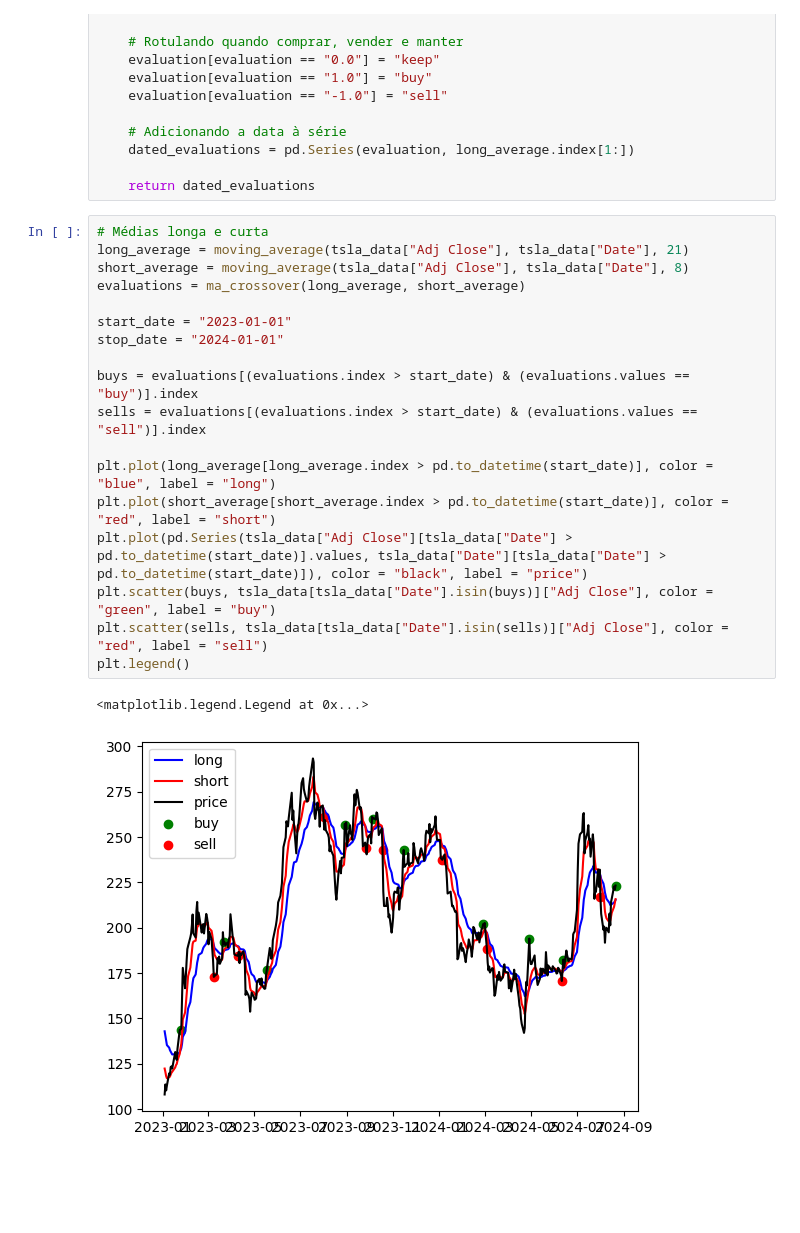
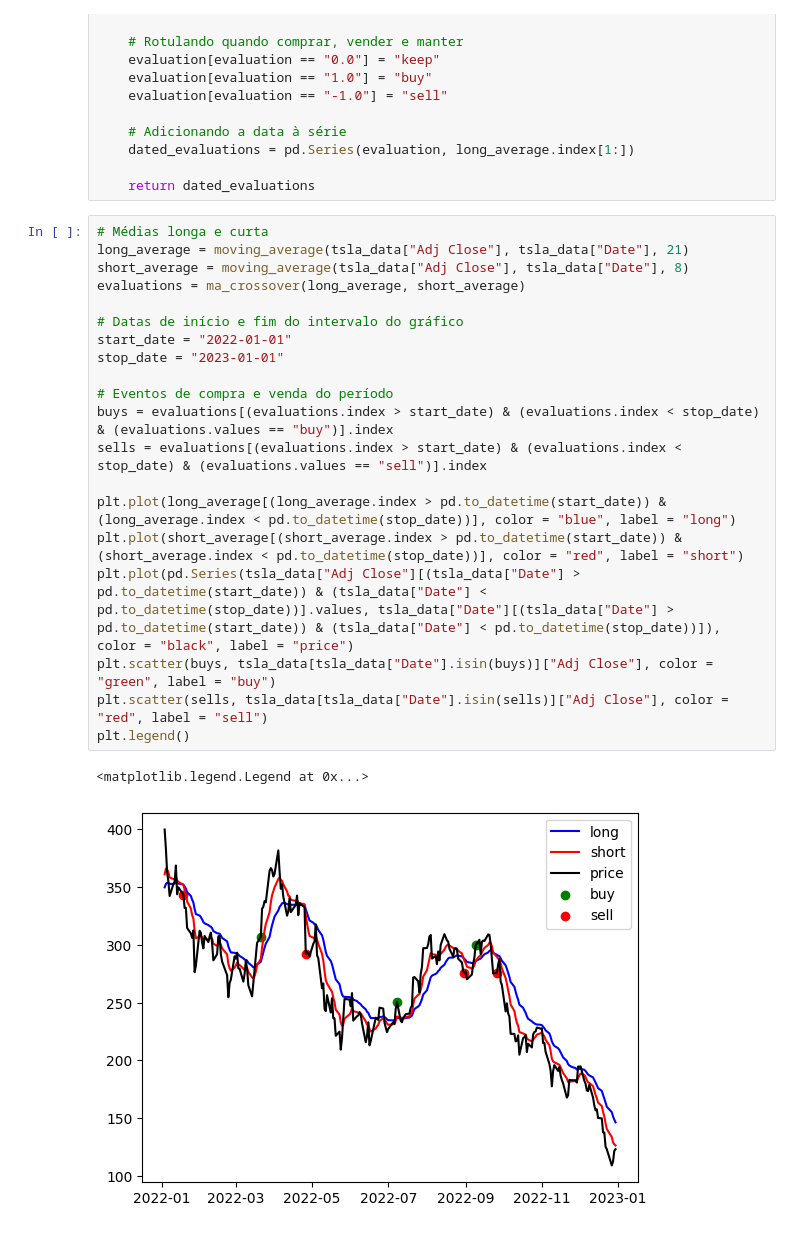
Before and after one commit to kauanmaf/field_project_cartesius, a Jupyter notebook: ma_crossover.ipynb, the cells around one changed output. Saved outputs shown, nothing was run; the diff lists cells and outputs as text; blank space fills up the shorter version.

```diff
--- a/ma_crossover.ipynb
+++ b/ma_crossover.ipynb
@@ -78,21 +78,23 @@ def ma_crossover(long_average, short_average):
 # %%
 # Médias longa e curta
 long_average = moving_average(tsla_data["Adj Close"], tsla_data["Date"], 21)
 short_average = moving_average(tsla_data["Adj Close"], tsla_data["Date"], 8)
 evaluations = ma_crossover(long_average, short_average)
 
-start_date = "2023-01-01"
-stop_date = "2024-01-01"
+# Datas de início e fim do intervalo do gráfico
+start_date = "2022-01-01"
+stop_date = "2023-01-01"
 
-buys = evaluations[(evaluations.index > start_date) & (evaluations.values == "buy")].index
-sells = evaluations[(evaluations.index > start_date) & (evaluations.values == "sell")].index
+# Eventos de compra e venda do período
+buys = evaluations[(evaluations.index > start_date) & (evaluations.index < stop_date) & (evaluations.values == "buy")].index
+sells = evaluations[(evaluations.index > start_date) & (evaluations.index < stop_date) & (evaluations.values == "sell")].index
 
-plt.plot(long_average[long_average.index > pd.to_datetime(start_date)], color = "blue", label = "long")
-plt.plot(short_average[short_average.index > pd.to_datetime(start_date)], color = "red", label = "short")
-plt.plot(pd.Series(tsla_data["Adj Close"][tsla_data["Date"] > pd.to_datetime(start_date)].values, tsla_data["Date"][tsla_data["Date"] > pd.to_datetime(start_date)]), color = "black", label = "price")
+plt.plot(long_average[(long_average.index > pd.to_datetime(start_date)) & (long_average.index < pd.to_datetime(stop_date))], color = "blue", label = "long")
+plt.plot(short_average[(short_average.index > pd.to_datetime(start_date)) & (short_average.index < pd.to_datetime(stop_date))], color = "red", label = "short")
+plt.plot(pd.Series(tsla_data["Adj Close"][(tsla_data["Date"] > pd.to_datetime(start_date)) & (tsla_data["Date"] < pd.to_datetime(stop_date))].values, tsla_data["Date"][(tsla_data["Date"] > pd.to_datetime(start_date)) & (tsla_data["Date"] < pd.to_datetime(stop_date))]), color = "black", label = "price")
 plt.scatter(buys, tsla_data[tsla_data["Date"].isin(buys)]["Adj Close"], color = "green", label = "buy")
 plt.scatter(sells, tsla_data[tsla_data["Date"].isin(sells)]["Adj Close"], color = "red", label = "sell")
 plt.legend()
 # %% [output]
 <matplotlib.legend.Legend at 0x...>
-[figure, old version]
+[figure, new version]
```
Also changed, not shown: parts of 1 cell of this notebook.
